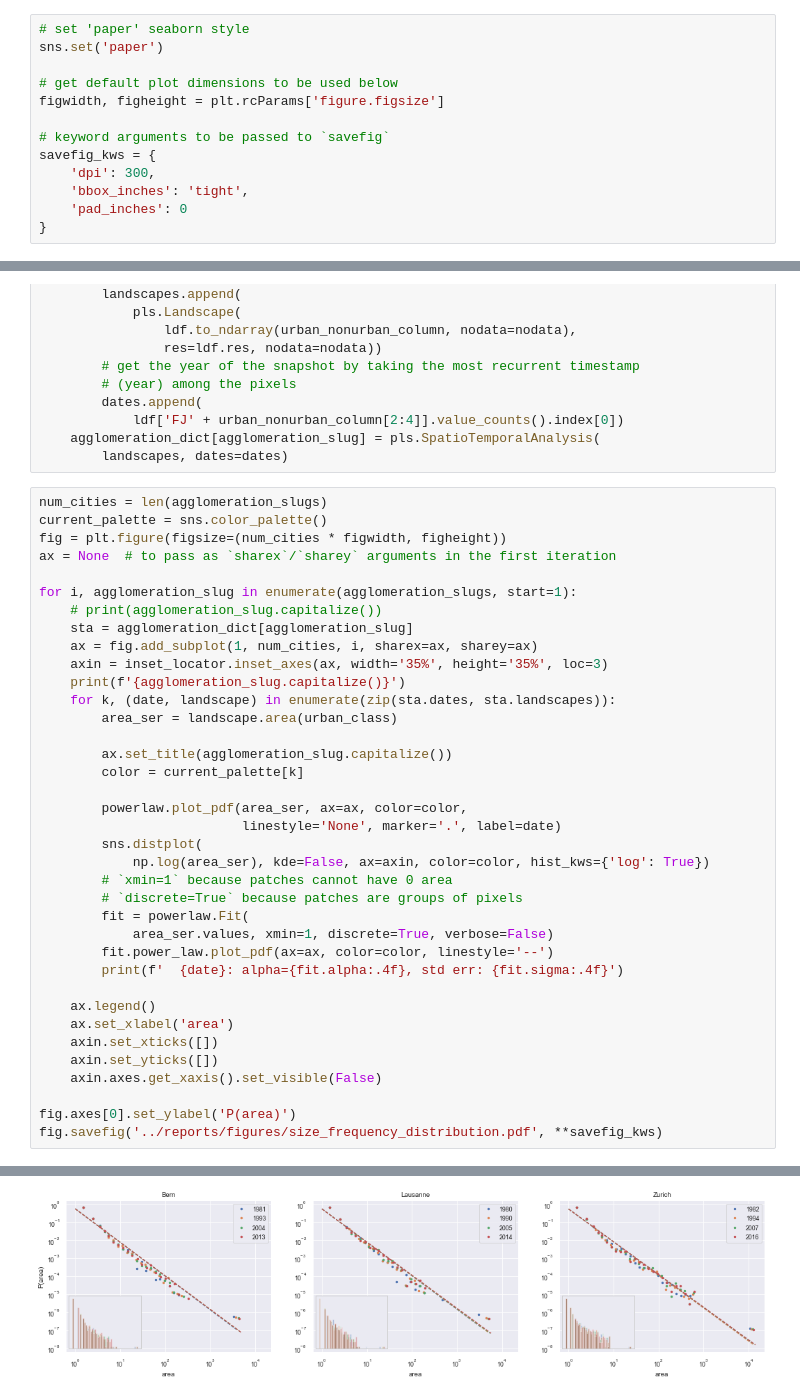
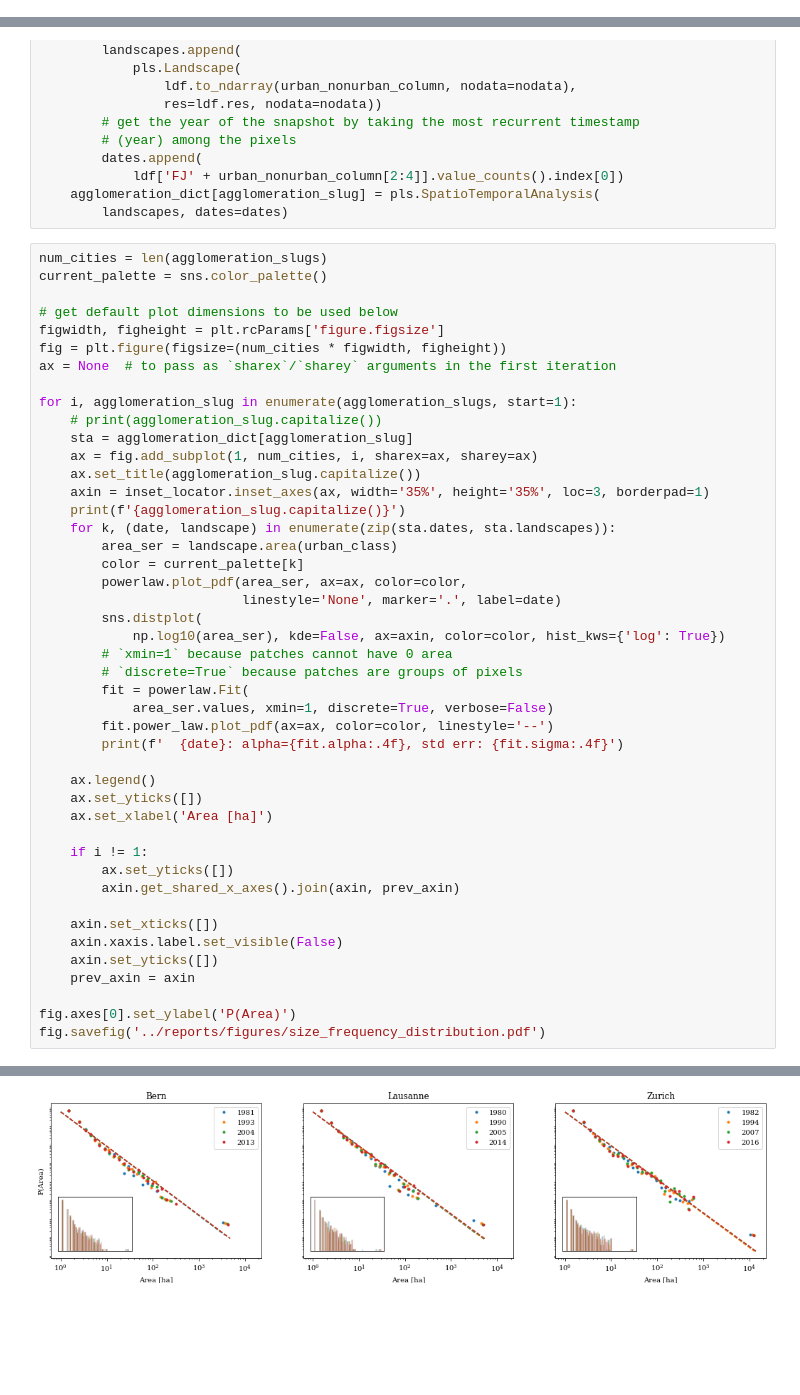
Before and after one commit to martibosch/swiss-urbanization, a Jupyter notebook: notebooks/size_frequency_distribution.ipynb, the cells around one changed output, grey strips where cells are left out. Drawn from its saved outputs; the diff is of its cells as text; blank space fills up the shorter version.

Commit message:
plots style/savefig kwargs with matplotlibrc file

```diff
--- a/notebooks/size_frequency_distribution.ipynb
+++ b/notebooks/size_frequency_distribution.ipynb
@@ -12,19 +12,6 @@ import swisslandstats as sls
 from mpl_toolkits.axes_grid1 import inset_locator
 
 from swiss_urbanization.data import settings
-# %%
-# set 'paper' seaborn style
-sns.set('paper')
-
-# get default plot dimensions to be used below
-figwidth, figheight = plt.rcParams['figure.figsize']
-
-# keyword arguments to be passed to `savefig`
-savefig_kws = {
-    'dpi': 300,
-    'bbox_inches': 'tight',
-    'pad_inches': 0
-}
 # %%
 urban_class = settings.EXTRACTS_URBAN
 nonurban_class = settings.EXTRACTS_NONURBAN
@@ -52,6 +39,9 @@ for agglomeration_slug in agglomeration_slugs:
 # %%
 num_cities = len(agglomeration_slugs)
 current_palette = sns.color_palette()
+
+# get default plot dimensions to be used below
+figwidth, figheight = plt.rcParams['figure.figsize']
 fig = plt.figure(figsize=(num_cities * figwidth, figheight))
 ax = None  # to pass as `sharex`/`sharey` arguments in the first iteration
 
@@ -59,50 +49,55 @@ for i, agglomeration_slug in enumerate(agglomeration_slugs, start=1):
     # print(agglomeration_slug.capitalize())
     sta = agglomeration_dict[agglomeration_slug]
     ax = fig.add_subplot(1, num_cities, i, sharex=ax, sharey=ax)
-    axin = inset_locator.inset_axes(ax, width='35%', height='35%', loc=3)
+    ax.set_title(agglomeration_slug.capitalize())
+    axin = inset_locator.inset_axes(ax, width='35%', height='35%', loc=3, borderpad=1)
     print(f'{agglomeration_slug.capitalize()}')
     for k, (date, landscape) in enumerate(zip(sta.dates, sta.landscapes)):
         area_ser = landscape.area(urban_class)
-
-        ax.set_title(agglomeration_slug.capitalize())
         color = current_palette[k]
-
         powerlaw.plot_pdf(area_ser, ax=ax, color=color,
                           linestyle='None', marker='.', label=date)
         sns.distplot(
-            np.log(area_ser), kde=False, ax=axin, color=color, hist_kws={'log': True})
+            np.log10(area_ser), kde=False, ax=axin, color=color, hist_kws={'log': True})
         # `xmin=1` because patches cannot have 0 area
         # `discrete=True` because patches are groups of pixels
         fit = powerlaw.Fit(
             area_ser.values, xmin=1, discrete=True, verbose=False)
         fit.power_law.plot_pdf(ax=ax, color=color, linestyle='--')
         print(f'  {date}: alpha={fit.alpha:.4f}, std err: {fit.sigma:.4f}')
 
     ax.legend()
-    ax.set_xlabel('area')
+    ax.set_yticks([])
+    ax.set_xlabel('Area [ha]')
+
+    if i != 1:
+        ax.set_yticks([])
+        axin.get_shared_x_axes().join(axin, prev_axin)
+
     axin.set_xticks([])
+    axin.xaxis.label.set_visible(False)
     axin.set_yticks([])
-    axin.axes.get_xaxis().set_visible(False)
+    prev_axin = axin
 
-fig.axes[0].set_ylabel('P(area)')
-fig.savefig('../reports/figures/size_frequency_distribution.pdf', **savefig_kws)
+fig.axes[0].set_ylabel('P(Area)')
+fig.savefig('../reports/figures/size_frequency_distribution.pdf')
 # %% [output]
 Bern
   1981: alpha=1.8745, std err: 0.0184
   1993: alpha=1.8623, std err: 0.0184
   2004: alpha=1.8643, std err: 0.0184
   2013: alpha=1.8623, std err: 0.0183
 Lausanne
   1980: alpha=1.8617, std err: 0.0195
   1990: alpha=1.8564, std err: 0.0196
   2005: alpha=1.8490, std err: 0.0193
   2014: alpha=1.8369, std err: 0.0191
 Zurich
   1982: alpha=1.8279, std err: 0.0146
   1994: alpha=1.8353, std err: 0.0149
   2007: alpha=1.8204, std err: 0.0149
   2016: alpha=1.8166, std err: 0.0148
-[figure, old version]
+[figure, new version]
 # %%
 num_cities = len(agglomeration_slugs)
 current_palette = sns.color_palette()
```
Also changed, not shown: parts of 1 cell of this notebook, 8 other files.
